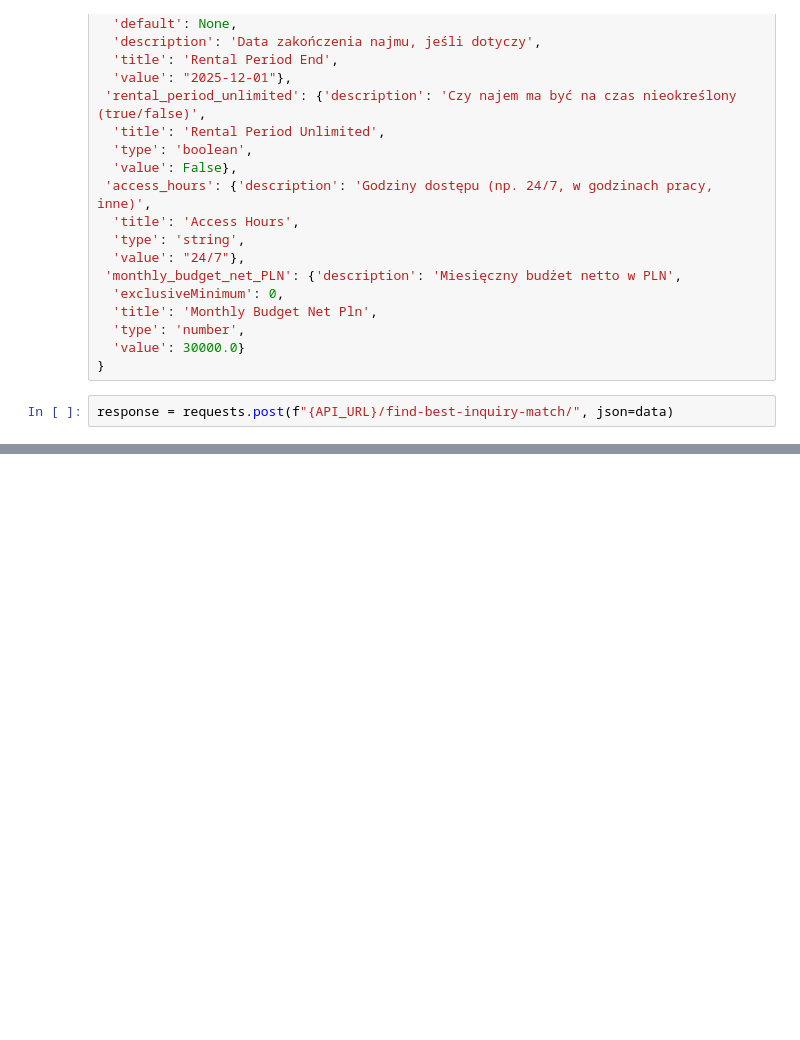
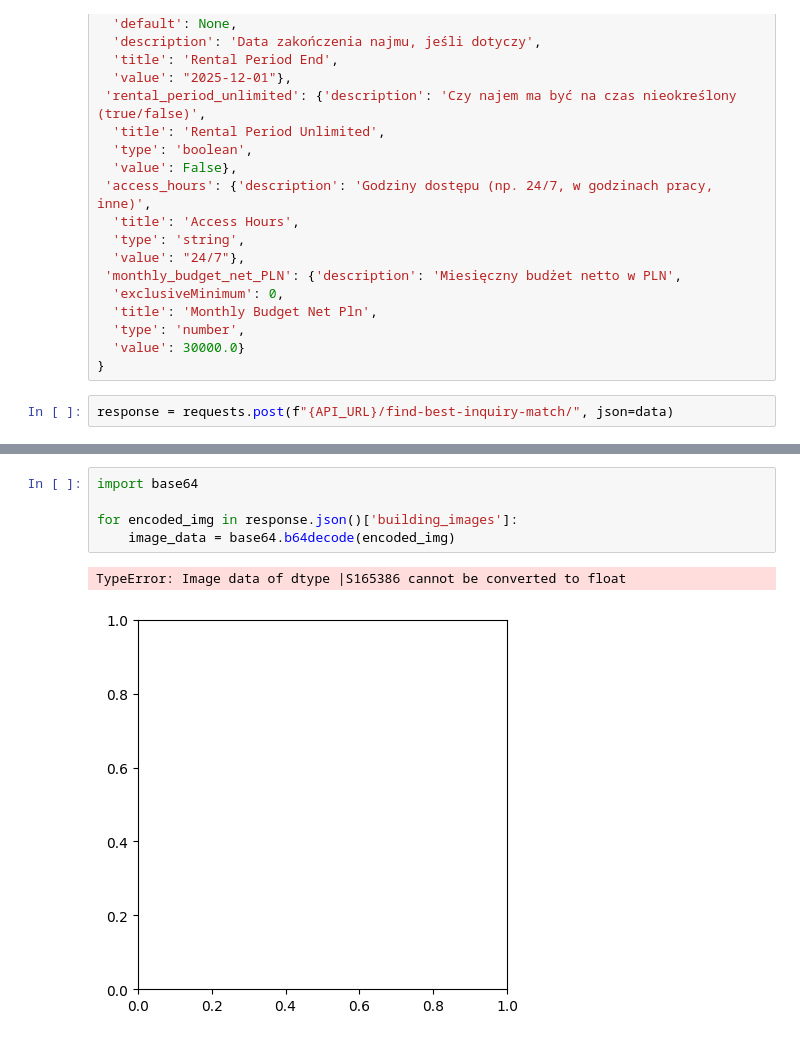
Before and after one commit to LukiLenkiewicz/ml-globalworth-hackathon-2025, a Jupyter notebook: examples/best_inquiry_match.ipynb, the cells around one changed output, grey strips where cells are left out. Saved outputs shown, nothing was run; the diff lists cells and outputs as text; blank space fills up the shorter version.

Commit message:
base64 images

```diff
--- a/examples/best_inquiry_match.ipynb
+++ b/examples/best_inquiry_match.ipynb
@@ -67,0 +66,8 @@ response.json()
+# %%
+import base64
+
+for encoded_img in response.json()['building_images']:
+    image_data = base64.b64decode(encoded_img)
+# %% [output]
+TypeError: Image data of dtype |S165386 cannot be converted to float
+[figure, added]
```
Also changed, not shown: parts of 1 cell of this notebook, 1 other file.
